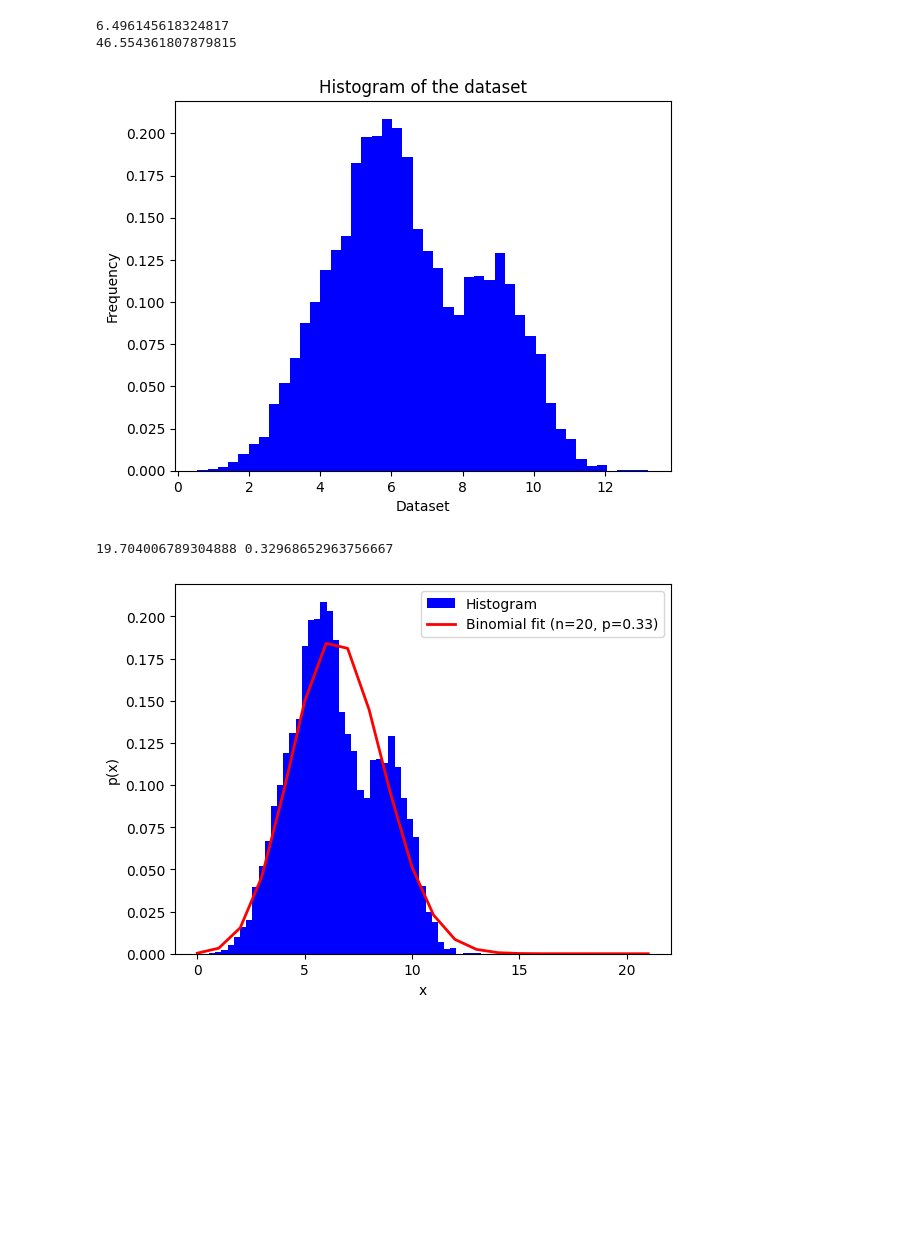
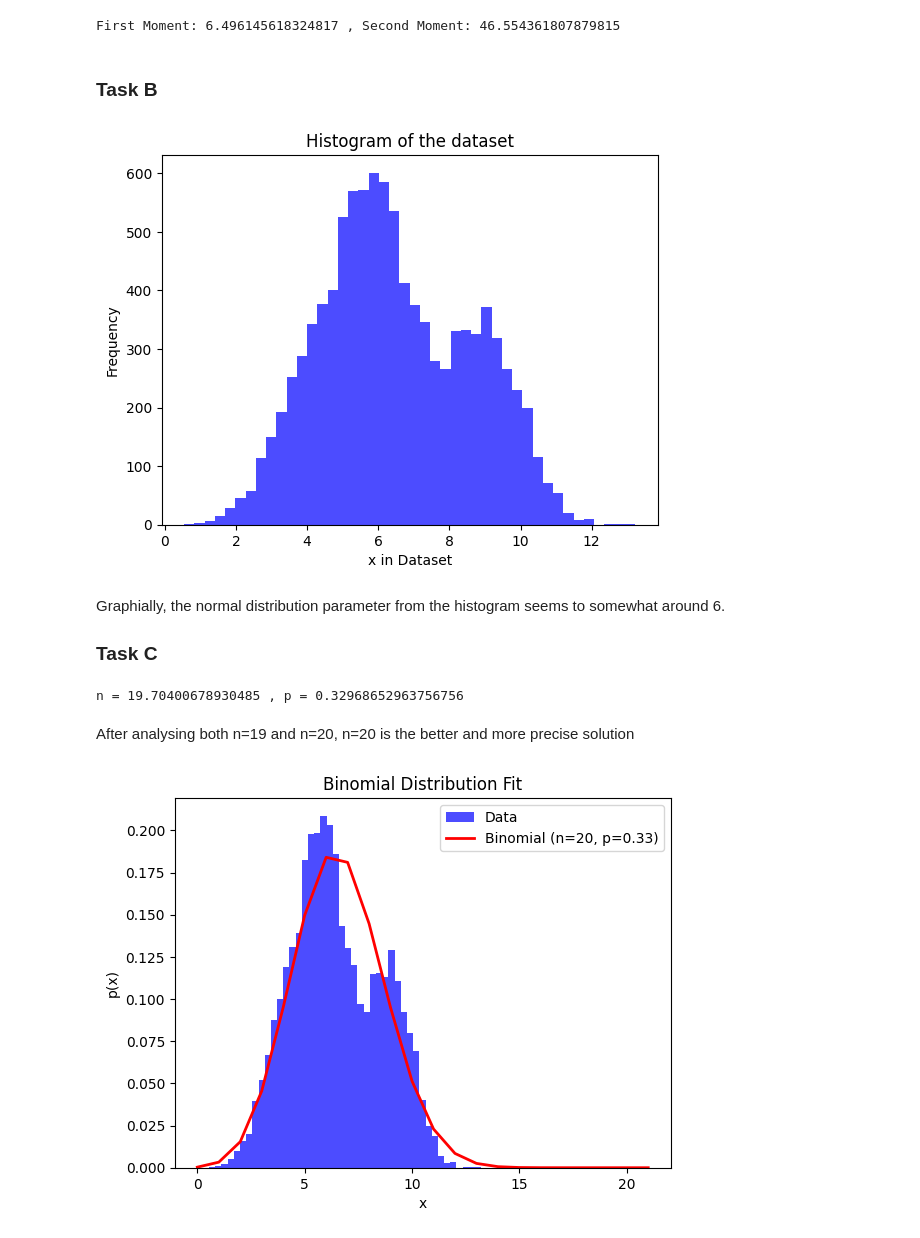
Before and after one commit to MalayKedia/CS215_assignments, a Jupyter notebook: Assignment2/Q3/3.ipynb, the cells around one changed output. Drawn from its saved outputs; the diff is of its cells as text; code cells hidden in the pictures; blank space fills up the shorter version.

```diff
--- a/Assignment2/Q3/3.ipynb
+++ b/Assignment2/Q3/3.ipynb
@@ -12,62 +13,57 @@ with open("3.data",'r') as f:
 # %%
-#PART A
 def ith_moment(dataset,i):
     return np.sum(np.power(dataset,i))/len(dataset)
 
 moment1=ith_moment(data,1)
 moment2=ith_moment(data,2)
-print(moment1) #first moment
-print(moment2) #second moment
+print(f"First Moment: {moment1} , Second Moment: {moment2}")
 # %% [output]
-6.496145618324817
-46.554361807879815
+First Moment: 6.496145618324817 , Second Moment: 46.554361807879815
+# %% [markdown]
+### Task B
 # %%
-#PART B
-plt.hist(data, bins='auto', density=True, color='blue', label='Histogram')
-plt.xlabel("Dataset")
+plt.hist(data, bins='auto', color='blue', label='Histogram', alpha=0.7)
+plt.xlabel("x in Dataset")
 plt.ylabel("Frequency")
 plt.title("Histogram of the dataset")
 plt.savefig("images/3b.png")
 plt.show()
-
-#graphially normal distribution parameter form the histogram seems to be 6.
 # %% [output]
-[figure, old version]
+[figure, new version]
-# %%
-#PART C
-#EQUATION1
-def eq1_bin(n,p):
-    return n*p-moment1
-#EQUATION2
-def eq2_bin(n,p):
-    return n * (n - 1) * p**2 + n * p-moment2
-def both_equations_bin(x):
-    n,p=x
-    return [eq1_bin(n,p),eq2_bin(n,p)]
-initial_guess_bin=[1,1]
-solution_bin=fsolve(both_equations_bin,initial_guess_bin)
-n_sol=solution_bin[0]
-p_sol=solution_bin[1]
-print(n_sol,p_sol)
-# %% [output]
-19.704006789304888 0.32968652963756667
+# %% [markdown]
+Graphially, the normal distribution parameter from the histogram seems to somewhat around 6.
+
+### Task C
+# %%
+def eq_bin(params):
+    n, p=params
+    exp_moment1 = n*p
+    exp_moment2 = n*p*(1-p) + n*n*p*p
+    return [exp_moment1-moment1,exp_moment2-moment2]
+
+initial_guess_bin=[1,1]
+
+n_bin, p_bin=fsolve(eq_bin,initial_guess_bin)
+print(f"n = {n_bin} , p = {p_bin}")
+# %% [output]
+n = 19.70400678930485 , p = 0.32968652963756756
+# %% [markdown]
+After analysing both n=19 and n=20, n=20 is the better and more precise solution
 # %%
-#After analysing both n=19 and n=20, n=20 is the best and most precise solution thus n*=20 and p*=p_sol
-n=20
-p=p_sol
-x = np.linspace(0, n+1, 100000)
-x=np.round(x)
-pmf = binom.pmf(x, n, p)
+n,p=20,p_bin
+
+x = np.linspace(0, n+1, n+2)
 
 # Plot histogram and PMF
-plt.hist(data, bins='auto', density=True, color='blue', label='Histogram')
+plt.hist(data, bins='auto', density=True, color='blue', label='Data', alpha=0.7)
 binom_pmf = binom.pmf(x, n, p)
-plt.plot(x, binom_pmf, 'r-', lw=2, label=f'Binomial fit (n={n}, p={p:.2f})')
+plt.plot(x, binom_pmf, 'r-', lw=2, label=f'Binomial (n={n}, p={p:.2f})')
 
 plt.xlabel('x')
 plt.ylabel('p(x)')
+plt.title('Binomial Distribution Fit')
 plt.legend(loc='upper right')
 plt.savefig("images/3c.png")
 plt.show()
 # %% [output]
-[figure, old version]
+[figure, new version]
```
Also changed, not shown: parts of 16 cells of this notebook, 9 other files.
